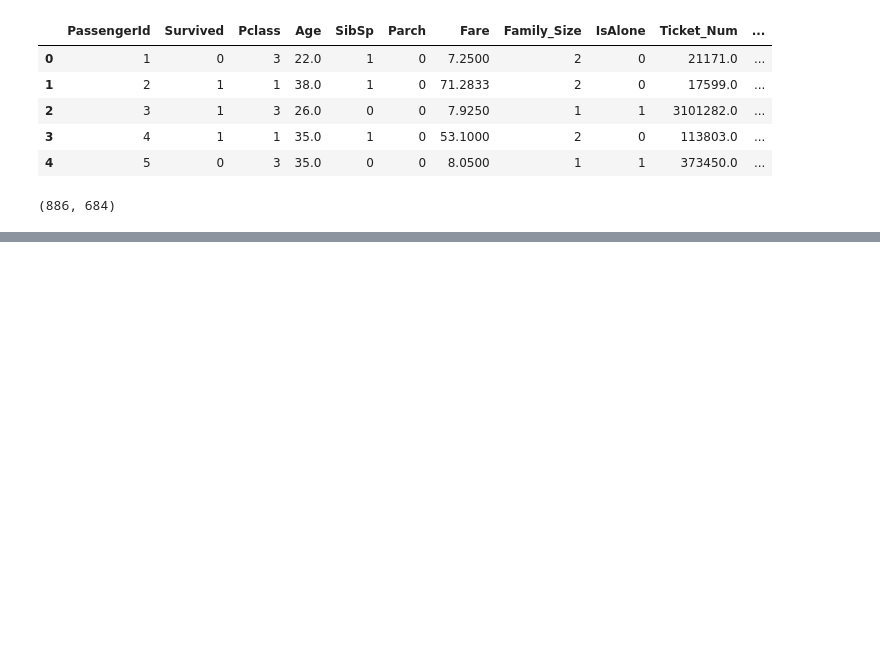
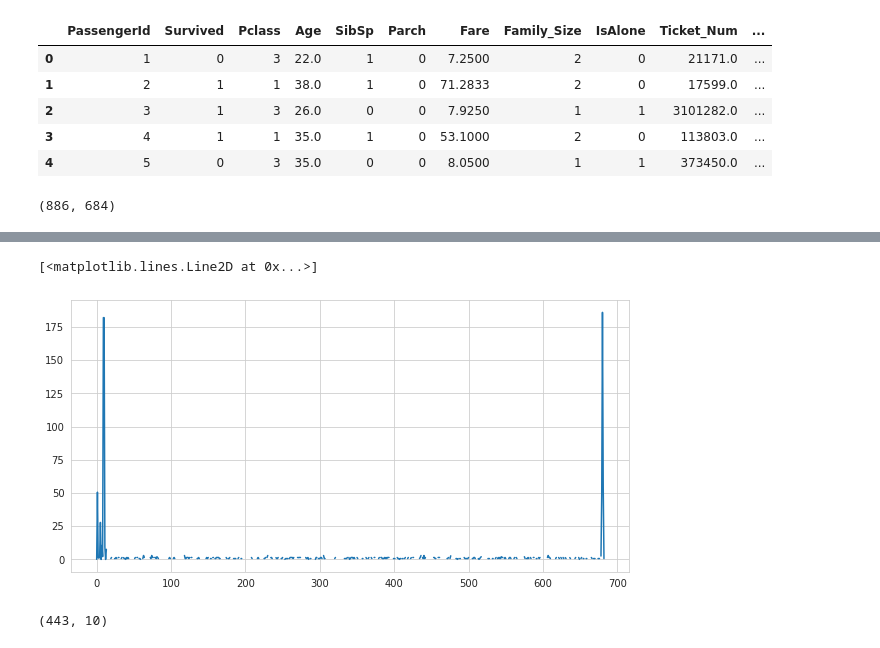
Before and after one commit to ShinyQ/Python-Data-Mining-Titanic_Train_set, a Jupyter notebook: TrainSet.ipynb, the cells around one changed output, grey strips where cells are left out. Saved outputs shown, nothing was run; the diff lists cells and outputs as text; code cells hidden in the pictures; blank space fills up the shorter version.

Commit message:
Train Test Split Dan Feature Selection

```diff
--- a/TrainSet.ipynb
+++ b/TrainSet.ipynb
@@ -512,0 +518,8 @@ train.shape
+# %%
+x = train.drop('Survived', axis=1)
+y = train['Survived']
+
+x_train, x_val, y_train, y_val = train_test_split(x, y, test_size=0.5, random_state = 64)
+# %%
+selector = SelectKBest(f_classif)
+selected = selector.fit_transform(x_train, y_train)
@@ -512,0 +542,10 @@ train.shape
+# %%
+plt.figure(figsize=(10,5))
+plt.plot(selector.scores_)
+# %% [output]
+[<matplotlib.lines.Line2D at 0x...>]
+[figure, added]
+# %%
+selected.shape
+# %% [output]
+(443, 10)
```
Also changed, not shown: parts of 10 cells of this notebook.
